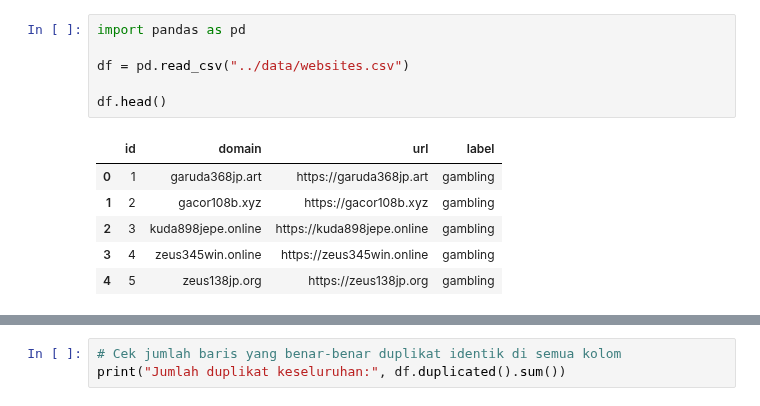
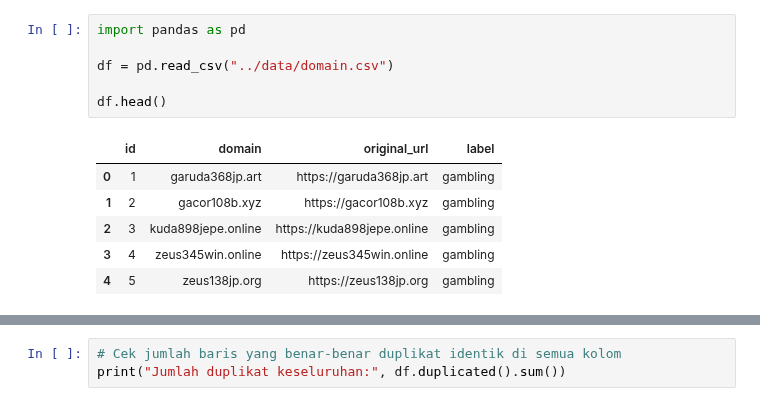
Before and after one commit to rizkyfauziilmi/gambling-blocker, a Jupyter notebook: backend/model/domain-only.ipynb, the cells around one changed output, grey strips where cells are left out. Cells and saved outputs as stored; diff of their text form.

Commit message:
domain model

```diff
--- a/backend/model/url-only.ipynb
+++ b/backend/model/domain-only.ipynb
@@ -1,11 +1,11 @@
 # %%
 import pandas as pd
 
-df = pd.read_csv("../data/websites.csv")
+df = pd.read_csv("../data/domain.csv")
 
 df.head()
 # %% [output]
-|  | id | domain | url | label |
+|  | id | domain | original_url | label |
 | 0 | 1 | garuda368jp.art | https://garuda368jp.art | gambling |
 | 1 | 2 | gacor108b.xyz | https://gacor108b.xyz | gambling |
 | 2 | 3 | kuda898jepe.online | https://kuda898jepe.online | gambling |
```
Also changed, not shown: parts of 5 cells of this notebook, 2 other files.
